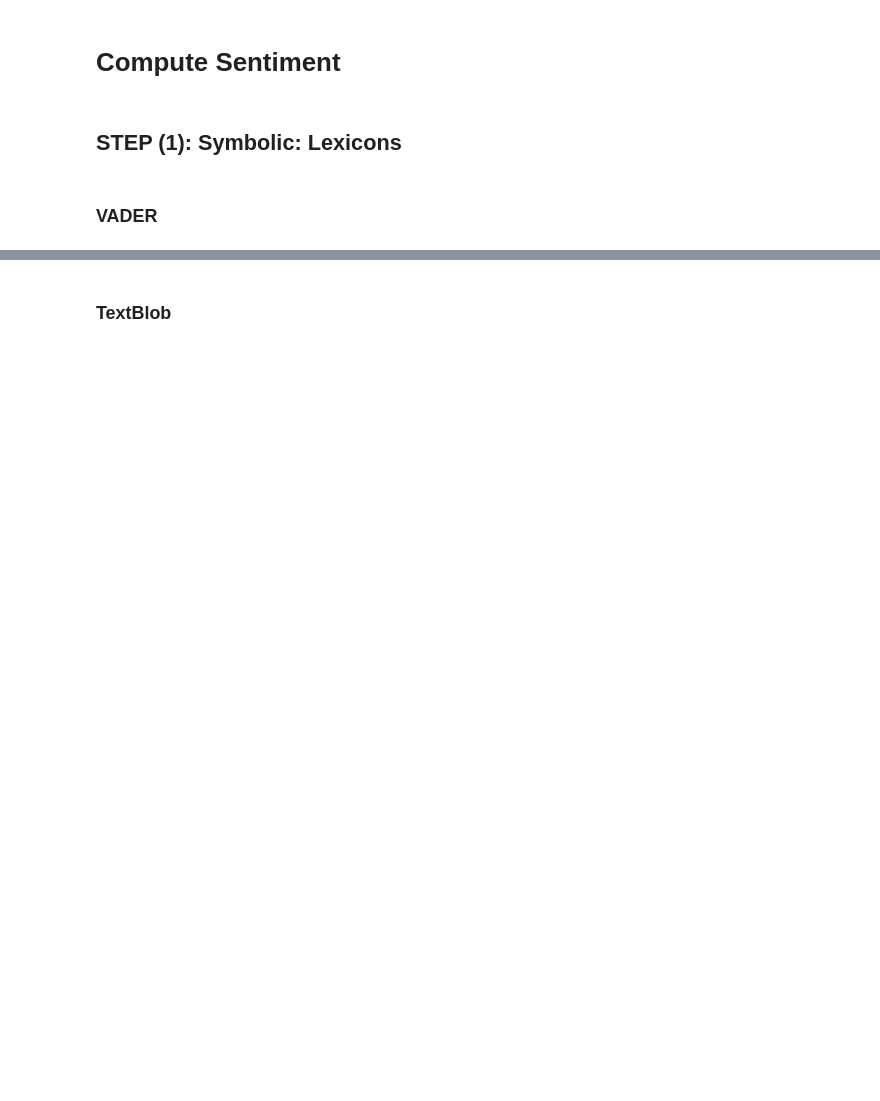
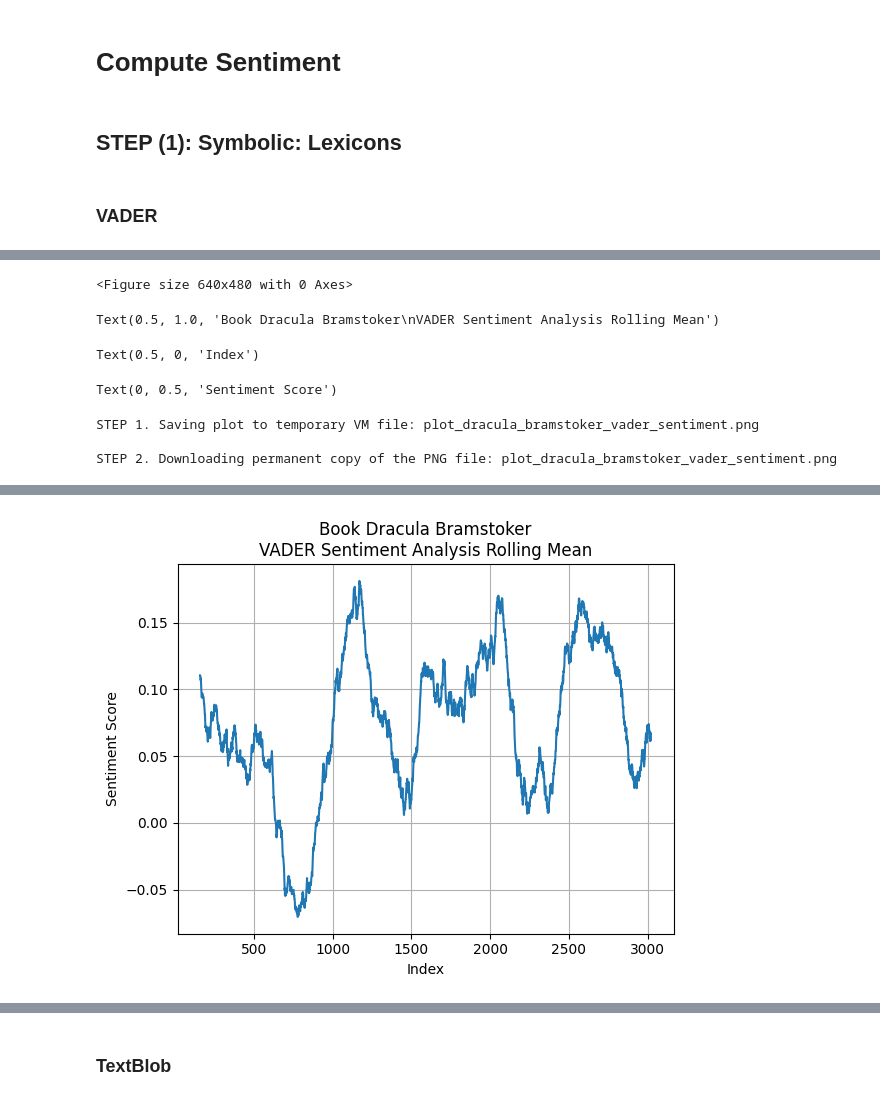
Before and after one commit to jon-chun/GenAI-Multi-Agent-Networks-and-Digital-Twins, a Jupyter notebook: code/notebooks/sentimentarcs_supersimplified_20241114.ipynb, the cells around one changed output, grey strips where cells are left out. Drawn from its saved outputs; the diff is of its cells as text; code cells hidden in the pictures; blank space fills up the shorter version.

Commit message:
sentimentarcs supersimplified 20241114

```diff
--- a/code/notebooks/sentimentarcs_supersimplified_20241114.ipynb
+++ b/code/notebooks/sentimentarcs_supersimplified_20241114.ipynb
@@ -366,6 +415,34 @@ if len(novel_trim_str) > 0:
   pass
 else:
   novel_trim_str = novel_raw_str
+# %%
+'''
+
+# FUTURE: Display Segmenting Progress Bar
+
+from IPython.display import clear_output
+import pysbd
+import time  # Only for simulating delay in testing
+
+# Set up the segmenter
+seg = pysbd.Segmenter(language="en", clean=False)
+
+# Segment novel with manual progress feedback
+novel_segments_ls = []
+total_segments = len(novel_trim_str.split('.'))  # Estimate segment count based on periods
+update_every_n = 100  # Update output every 100 segments
+
+# Start segmentation and manual progress display
+for idx, segment in enumerate(seg.segment(novel_trim_str), start=1):
+    novel_segments_ls.append(segment)
+
+    # Periodically update the output
+    if idx % update_every_n == 0 or idx == total_segments:
+        clear_output(wait=True)
+        print(f"Segmenting Novel: {idx}/{total_segments} segments processed")
+
+print("Segmentation complete.")
+''';
 # %%
 %%time
 
@@ -430,14 +558,22 @@ plt.figure()
 _ = vader_df['vader'].rolling(win_size, center=True).mean().plot(grid=True)
 
 # Ensure the plot is rendered and saved correctly
-plt.title("VADER Sentiment Analysis Rolling Mean")
+plt.title(f"{BOOK_TITLE_AUTHOR_TITLE}\nVADER Sentiment Analysis Rolling Mean")
 plt.xlabel("Index")
 plt.ylabel("Sentiment Score")
 
 # Save the plot to a PNG file
-save_plot2png('_vader_sentiment_plot.png', nodate=True, base_filename='vader_sentiment')
+save_plot2png('_sentiment.png', nodate=True, base_filename=f'{PLOT_FILENAME_AUTHOR_CLEAN}_vader')
 
 plt.show()
 
 # Close the plot to free up memory
 plt.close()
+# %% [output]
+<Figure size 640x480 with 0 Axes>
+Text(0.5, 1.0, 'Book Dracula Bramstoker\nVADER Sentiment Analysis Rolling Mean')
+Text(0.5, 0, 'Index')
+Text(0, 0.5, 'Sentiment Score')
+STEP 1. Saving plot to temporary VM file: plot_dracula_bramstoker_vader_sentiment.png
+
+STEP 2. Downloading permanent copy of the PNG file: plot_dracula_bramstoker_vader_sentiment.png
@@ -444,2 +582,3 @@ plt.close()
+[figure, added]
 # %%
 # Call the function to save the DataFrame to CSV
```
Also changed, not shown: parts of 67 cells of this notebook, 2 other files.
